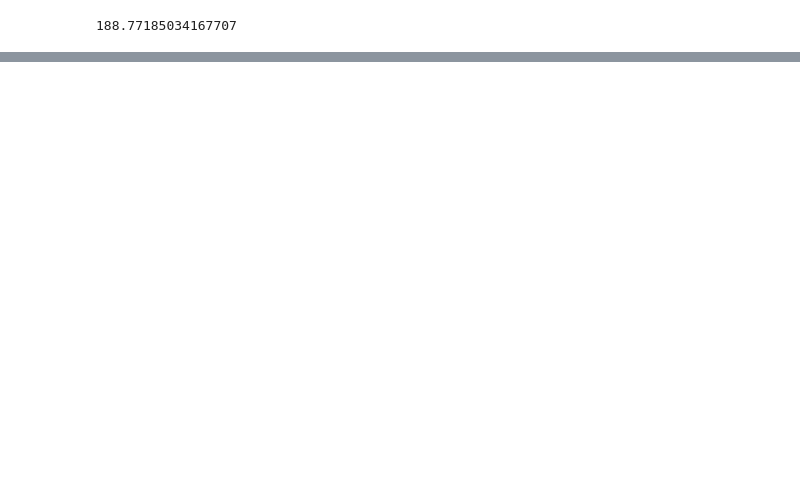
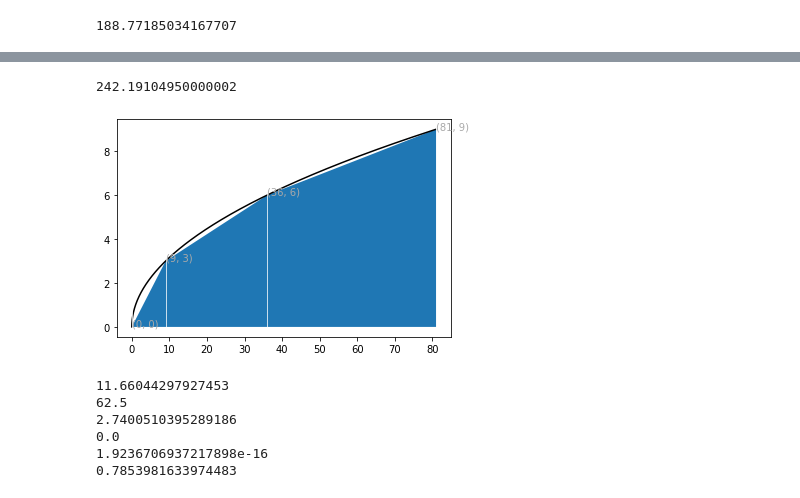
Before and after one commit to kayfay/scientific_programming_python, a Jupyter notebook: science_notebook.ipynb, the cells around one changed output, grey strips where cells are left out. Cells and saved outputs as stored; diff of their text form; code cells hidden in the pictures; blank space fills up the shorter version.

```diff
--- a/science_notebook.ipynb
+++ b/science_notebook.ipynb
@@ -820,0 +892,5 @@ stopping_length_function()
+# %%
+x, poly, roots = 1, 1, [2, 4, 7]
+for r in roots:
+    poly *= x - r
+poly
@@ -820,0 +905,34 @@ stopping_length_function()
+# %%
+%matplotlib inline
+import numpy as np
+from scipy.integrate import trapz
+from scipy import sqrt
+import matplotlib.pyplot as plt
+
+def f(x):
+    return x**2
+
+fig, axs = plt.subplots(nrows=1, ncols=1)
+
+x=np.arange(0,9,0.01)
+y=f(x)
+axs.plot(y,x, 'k-')
+
+#Trapizium
+xstep = np.arange(0,10,3)
+area=trapz(y,x)
+print(area)
+axs.fill_between(f(xstep), 0, xstep)
+
+lwbase = plt.rcParams['lines.linewidth']
+thin = lwbase / 2
+
+lwx, lwy = thin, thin
+
+for i, x in enumerate(f(xstep)):
+    axs.axvline(x, color='white', lw=lwy)
+    axs.text(x, xstep[i], (x, xstep[i]), color='darkgrey')
+plt.show()
+# %% [output]
+242.19104950000002
+[figure, added]
@@ -820,0 +944,15 @@ stopping_length_function()
+# %%
+from scipy import cos, tan, pi, sin
+x = trap_approx(lambda x:cos(x)-tan(x))
+y = trap_approx(lambda x:x**2)
+z = trap_approx(lambda x:2**tan(x))
+cosx = trap_approx(lambda x:cos(x),a=0,b=pi)
+sinx1 = trap_approx(lambda x:sin(x), a=0, b=pi)
+sinx2 = trap_approx(lambda x:sin(x), a=0, b=pi/2)
+# %% [output]
+11.66044297927453
+62.5
+2.7400510395289186
+0.0
+1.9236706937217898e-16
+0.7853981633974483
```
Also changed, not shown: parts of 33 cells of this notebook, 10 other files.
